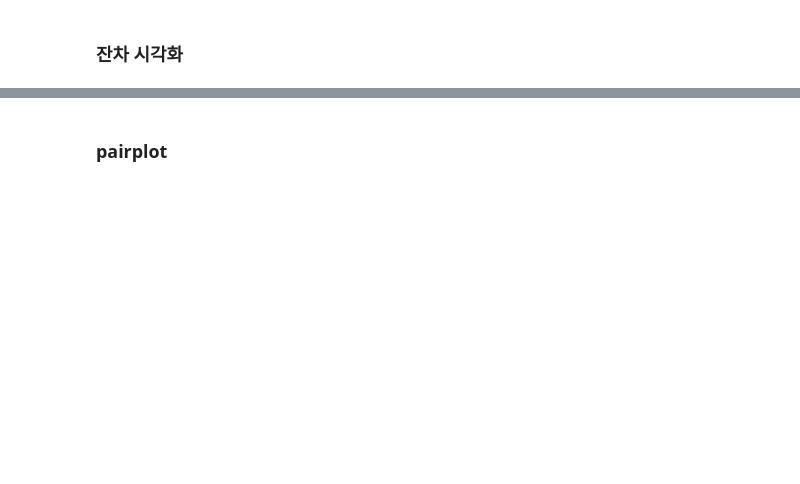
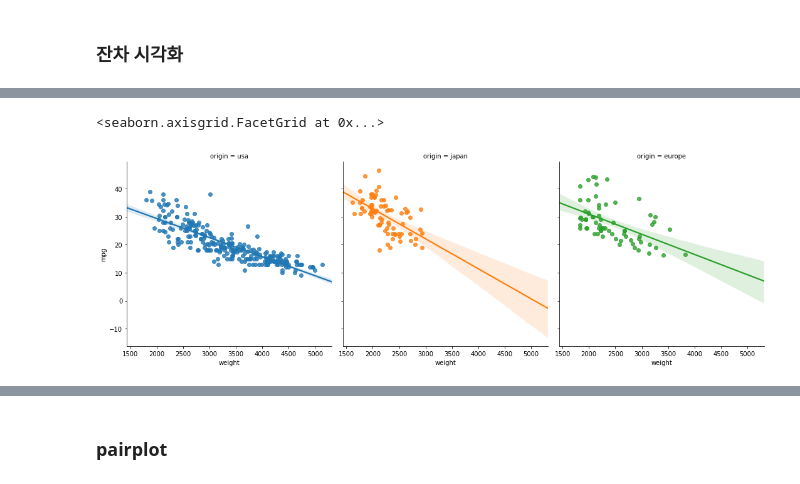
Before and after one commit to prrrosy/Data_Science, a Jupyter notebook: 5.3 파이썬 EDA-수치형 변수-input.ipynb, the cells around one changed output, grey strips where cells are left out. Cells and saved outputs as stored; diff of their text form; code cells hidden in the pictures; blank space fills up the shorter version.

```diff
--- a/5.3 파이썬 EDA-수치형 변수-input.ipynb
+++ b/5.3 파이썬 EDA-수치형 변수-input.ipynb
@@ -263,4 +275,8 @@ sns.violinplot(data=df)
 # %%
 # lmplot 을 통해 범주값에 따라 색상, 서브플롯 그리기
+sns.lmplot(data=df, x="weight", y="mpg", hue="origin", col="origin", truncate=False)
+# %% [output]
+<seaborn.axisgrid.FacetGrid at 0x...>
+[figure, added]
 # %%
 # jointplot 2개의 수치변수 표현하기
```
Also changed, not shown: parts of 11 cells of this notebook.
